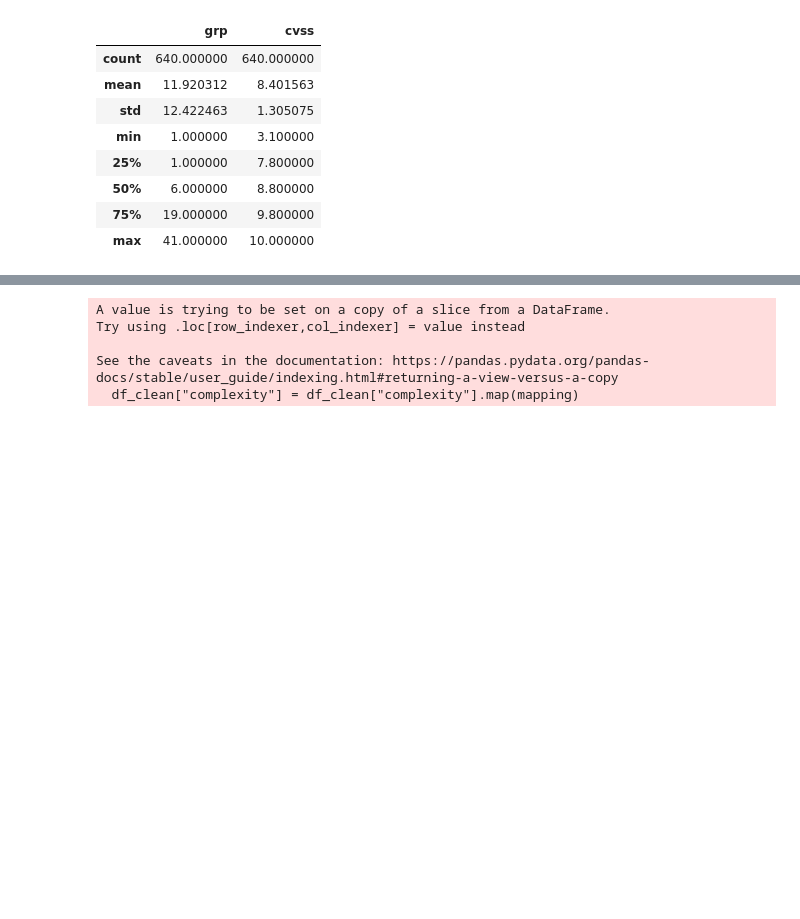
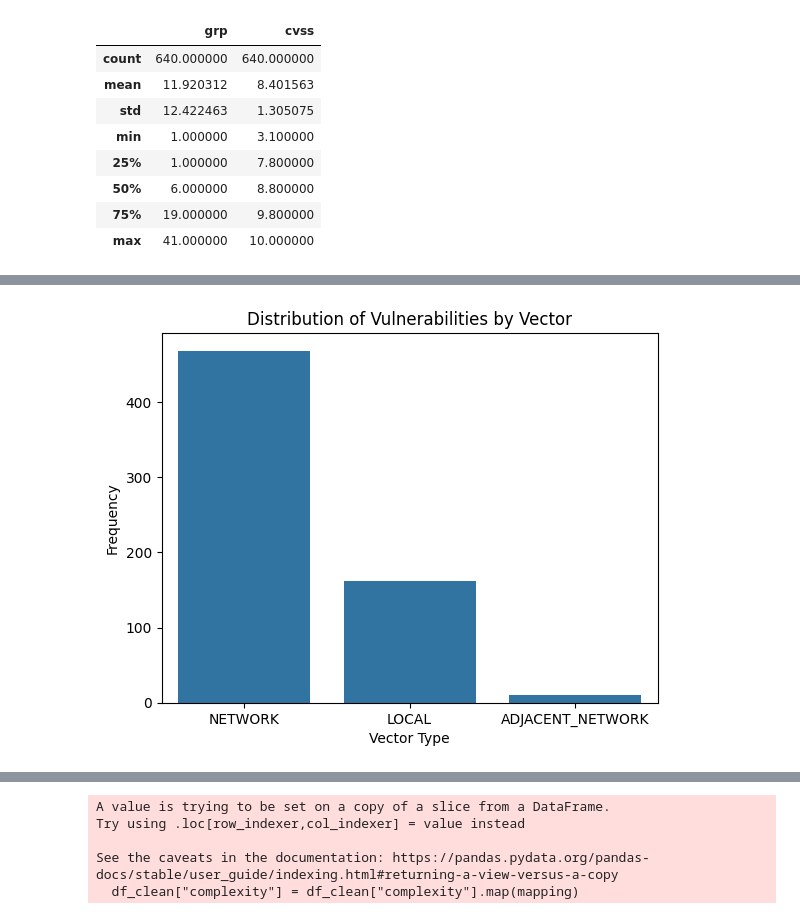
Before and after one commit to S10241798/AITT, a Jupyter notebook: AITT Assignment.ipynb, the cells around one changed output, grey strips where cells are left out. Cells and saved outputs as stored; diff of their text form; code cells hidden in the pictures; blank space fills up the shorter version.

```diff
--- a/AITT Assignment.ipynb
+++ b/AITT Assignment.ipynb
@@ -151,0 +227,18 @@ dtype: object
+# %%
+# Creating a plot to show the frequency of Attack vectors
+
+# Count occurrences of each unique value in the 'vector' column
+vector_counts = df["vector"].value_counts()
+
+# Plot count of vulnerabilities by vector type
+sns.barplot(x=vector_counts.index, y=vector_counts.values)
+
+# Labels and title
+plt.xlabel("Vector Type")
+plt.ylabel("Frequency")
+plt.title("Distribution of Vulnerabilities by Vector")
+
+# Show the plot
+plt.show()
+# %% [output]
+[figure, added]
```
Also changed, not shown: parts of 13 cells of this notebook.
